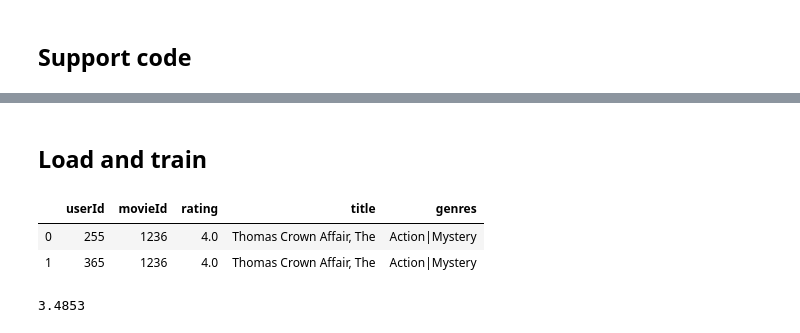
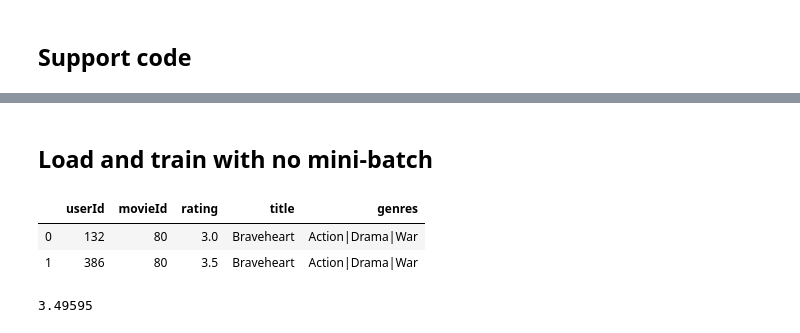
Before and after one commit to parrt/playdl, a Jupyter notebook: notebooks/collaborative-filtering-pytorch-optimizers.ipynb, the cells around one changed output, grey strips where cells are left out. Saved outputs shown, nothing was run; the diff lists cells and outputs as text; code cells hidden in the pictures.

```diff
--- a/notebooks/collaborative-filtering-pytorch-optimizers.ipynb
+++ b/notebooks/collaborative-filtering-pytorch-optimizers.ipynb
@@ -131,21 +149,21 @@ def plot_bokeh_comend_drama_embeddings(df_movies, vecs2D):
 Loading BokehJS ...
 [interactive output not drawn]
 # %% [markdown]
-## Load and train
+## Load and train with no mini-batch
 # %%
-df = load(n=10_000)
+df = load(n=20_000)
 n = len(df)
 nmovies = len(df.groupby('movieId').count())
 nusers = len(df.groupby('userId').count())
 compress_cats(df, 'movieId') # make IDs 0..nmovies-1
 compress_cats(df, 'userId')
 df.head(2)
 # %% [output]
 |  | userId | movieId | rating | title | genres |
-| 0 | 255 | 1236 | 4.0 | Thomas Crown Affair, The | Action|Mystery |
-| 1 | 365 | 1236 | 4.0 | Thomas Crown Affair, The | Action|Mystery |
+| 0 | 132 | 80 | 3.0 | Braveheart | Action|Drama|War |
+| 1 | 386 | 80 | 3.5 | Braveheart | Action|Drama|War |
 # %%
 avg_rating = np.mean(df['rating'])
 avg_rating
 # %% [output]
-3.4853
+3.49595
```
Also changed, not shown: parts of 6 cells of this notebook.
